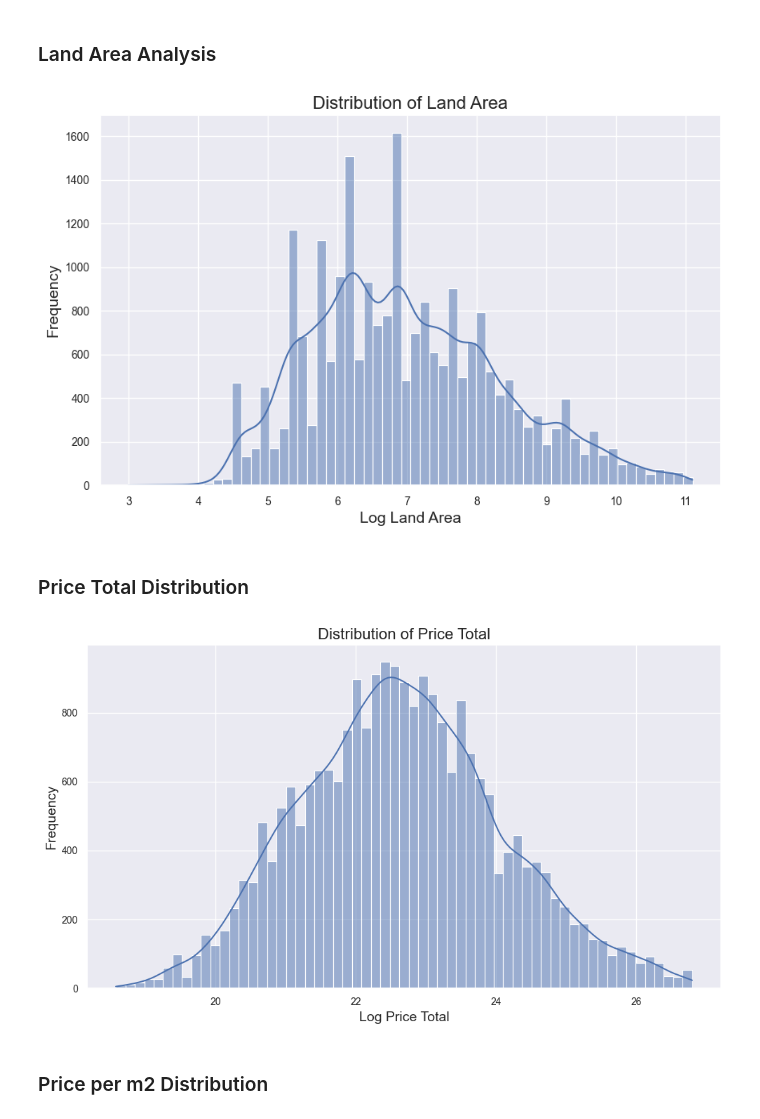
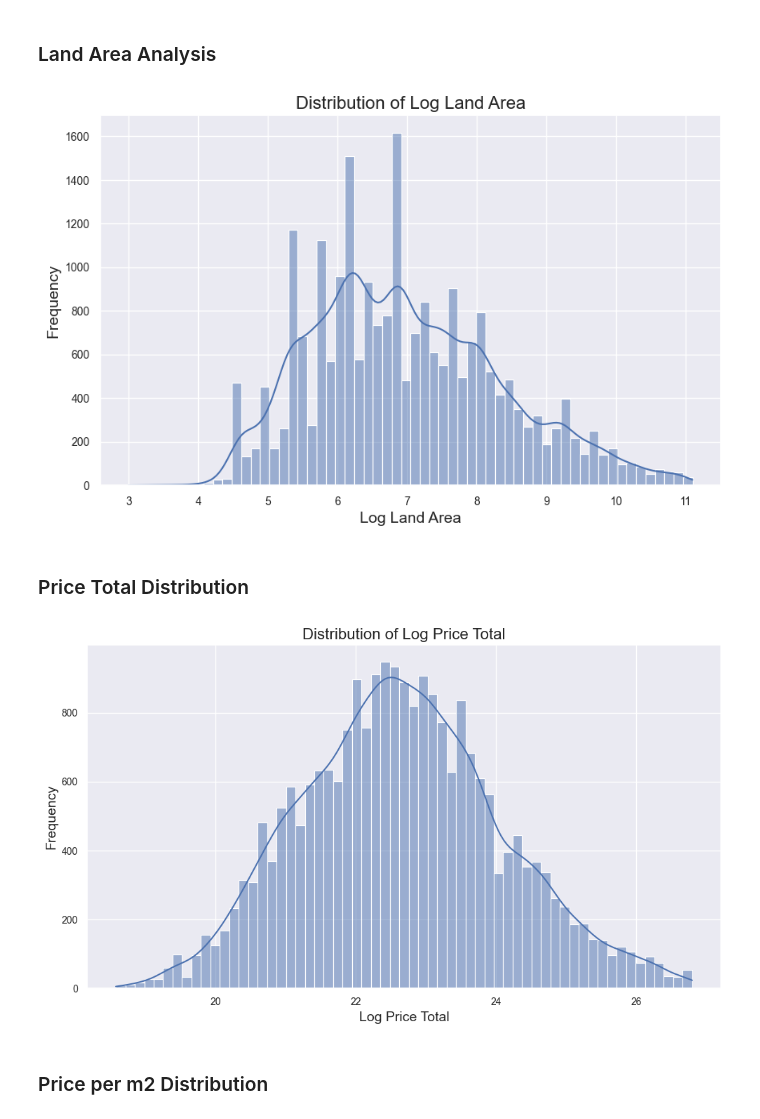
Before and after one commit to wahpram/DAV-Bali-Land-Price-Prediction, a Jupyter notebook: notebooks/data_analysis.ipynb, the cells around one changed output. Cells and saved outputs as stored; diff of their text form; code cells hidden in the pictures.

```diff
--- a/notebooks/data_analysis.ipynb
+++ b/notebooks/data_analysis.ipynb
@@ -320,25 +315,25 @@ df.describe(include=object)
 # %%
 plt.figure(figsize=(10, 6))
 sns.histplot(df['log_land_area'], kde=True)
-plt.title('Distribution of Land Area')
+plt.title('Distribution of Log Land Area')
 plt.xlabel('Log Land Area')
 plt.ylabel('Frequency')
 plt.show()
 # %% [output]
-[figure, old version]
+[figure, new version]
 # %% [markdown]
 ### Price Total Distribution
 # %%
 plt.figure(figsize=(10, 6))
 sns.histplot(df['log_price_total'], kde=True)
-plt.title('Distribution of Price Total')
+plt.title('Distribution of Log Price Total')
 plt.xlabel('Log Price Total')
 plt.ylabel('Frequency')
 # plt.gca().xaxis.set_major_formatter(formatter)
 plt.tight_layout()
 plt.show()
 # %% [output]
-[figure, old version]
+[figure, new version]
 # %% [markdown]
 ### Price per m2 Distribution
 # %%
```
Also changed, not shown: parts of 36 cells of this notebook.
